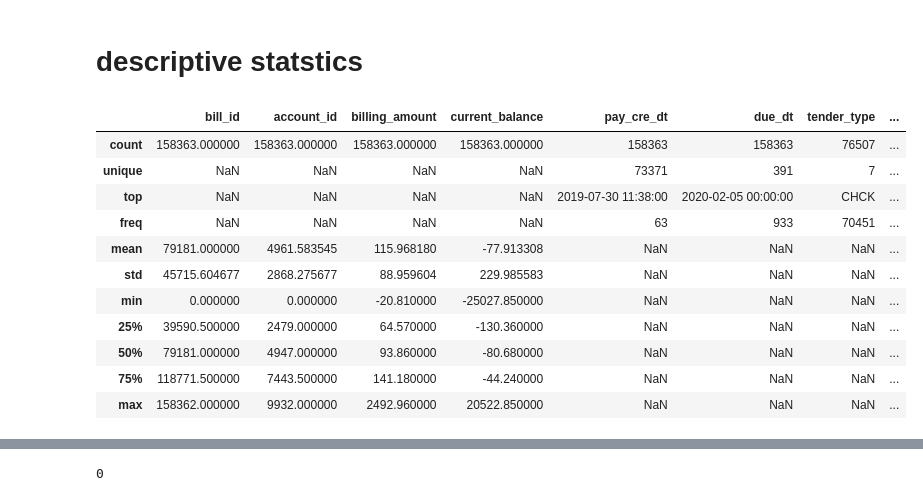
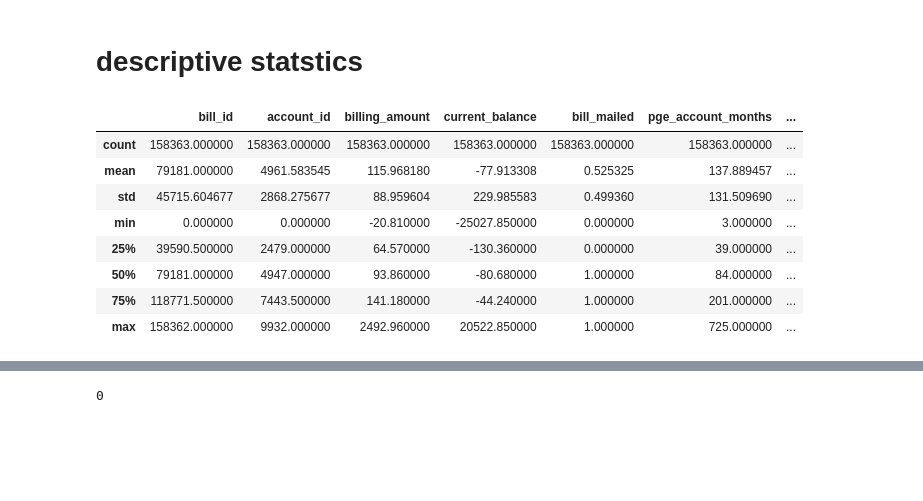
Before and after one commit to Suchithrareddyn/Electricity-Bills, a Jupyter notebook: project1.ipynb, the cells around one changed output, grey strips where cells are left out. Drawn from its saved outputs; the diff is of its cells as text; code cells hidden in the pictures; blank space fills up the shorter version.

```diff
--- a/project1.ipynb
+++ b/project1.ipynb
@@ -98,17 +71,14 @@ memory usage: 17.7+ MB
 # %% [markdown]
 # descriptive statstics
 # %%
-df.describe(include="all")
+df.describe()
 # %% [output]
-|  | bill_id | account_id | billing_amount | current_balance | pay_cre_dt | due_dt | tender_type | ... |
-| count | 158363.000000 | 158363.000000 | 158363.000000 | 158363.000000 | 158363 | 158363 | 76507 | ... |
-| unique | NaN | NaN | NaN | NaN | 73371 | 391 | 7 | ... |
-| top | NaN | NaN | NaN | NaN | 2019-07-30 11:38:00 | 2020-02-05 00:00:00 | CHCK | ... |
-| freq | NaN | NaN | NaN | NaN | 63 | 933 | 70451 | ... |
-| mean | 79181.000000 | 4961.583545 | 115.968180 | -77.913308 | NaN | NaN | NaN | ... |
-| std | 45715.604677 | 2868.275677 | 88.959604 | 229.985583 | NaN | NaN | NaN | ... |
-| min | 0.000000 | 0.000000 | -20.810000 | -25027.850000 | NaN | NaN | NaN | ... |
-| 25% | 39590.500000 | 2479.000000 | 64.570000 | -130.360000 | NaN | NaN | NaN | ... |
-| 50% | 79181.000000 | 4947.000000 | 93.860000 | -80.680000 | NaN | NaN | NaN | ... |
-| 75% | 118771.500000 | 7443.500000 | 141.180000 | -44.240000 | NaN | NaN | NaN | ... |
-| max | 158362.000000 | 9932.000000 | 2492.960000 | 20522.850000 | NaN | NaN | NaN | ... |
+|  | bill_id | account_id | billing_amount | current_balance | bill_mailed | pge_account_months | ... |
+| count | 158363.000000 | 158363.000000 | 158363.000000 | 158363.000000 | 158363.000000 | 158363.000000 | ... |
+| mean | 79181.000000 | 4961.583545 | 115.968180 | -77.913308 | 0.525325 | 137.889457 | ... |
+| std | 45715.604677 | 2868.275677 | 88.959604 | 229.985583 | 0.499360 | 131.509690 | ... |
+| min | 0.000000 | 0.000000 | -20.810000 | -25027.850000 | 0.000000 | 3.000000 | ... |
+| 25% | 39590.500000 | 2479.000000 | 64.570000 | -130.360000 | 0.000000 | 39.000000 | ... |
+| 50% | 79181.000000 | 4947.000000 | 93.860000 | -80.680000 | 1.000000 | 84.000000 | ... |
+| 75% | 118771.500000 | 7443.500000 | 141.180000 | -44.240000 | 1.000000 | 201.000000 | ... |
+| max | 158362.000000 | 9932.000000 | 2492.960000 | 20522.850000 | 1.000000 | 725.000000 | ... |
```
Also changed, not shown: parts of 31 cells of this notebook.
